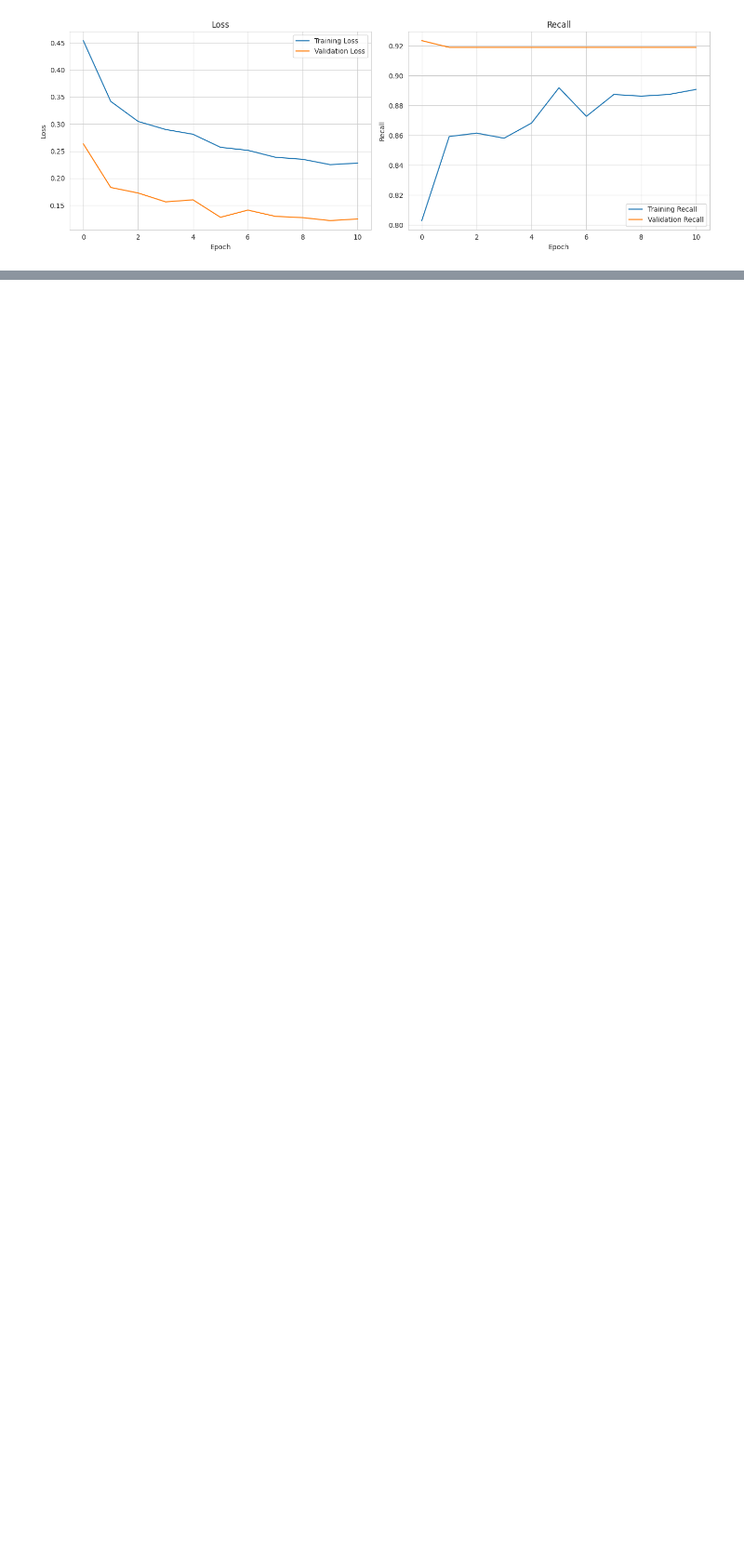
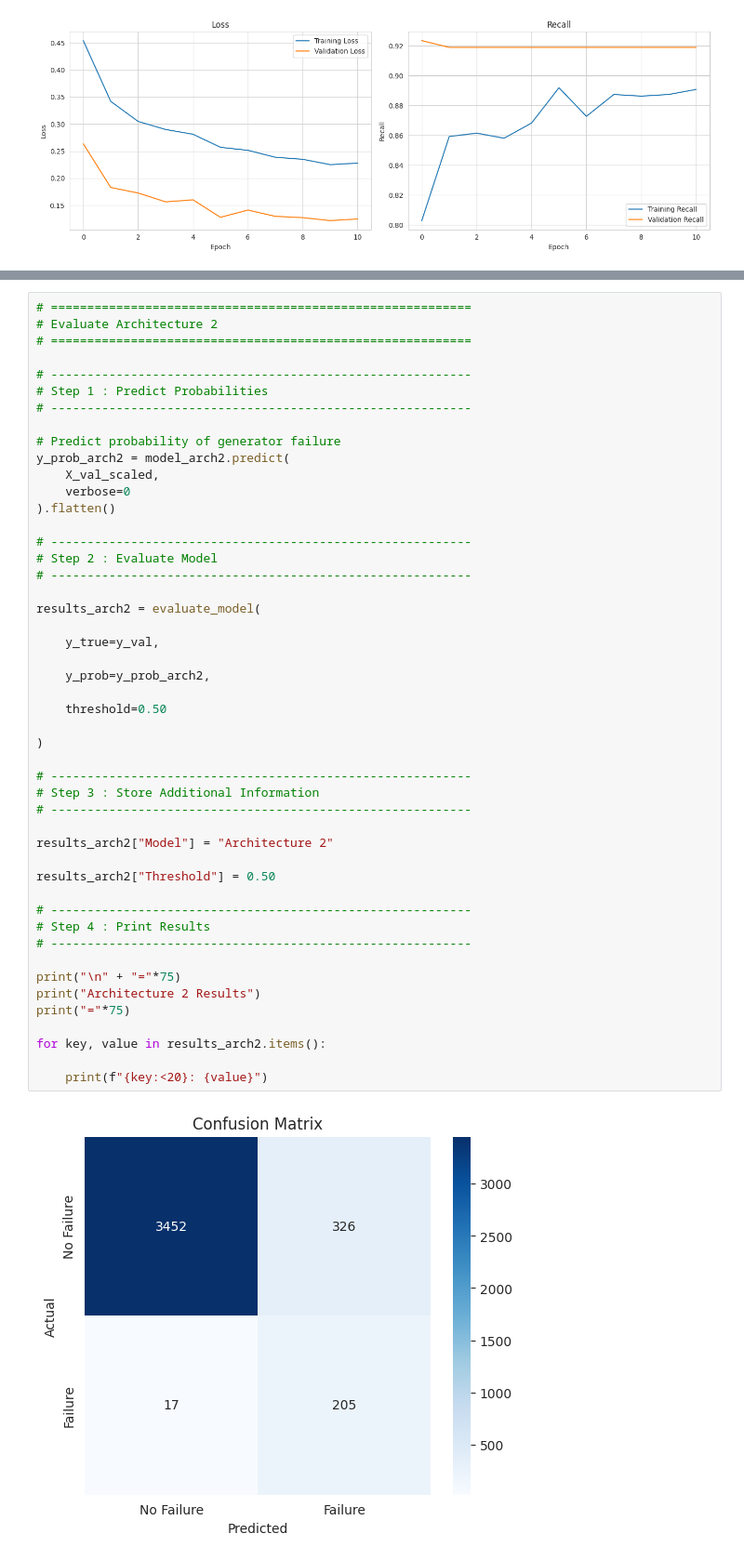
Before and after one commit to VandanaRaghunandan/ReneWind-Predictive-Maintenance, a Jupyter notebook: renewind.ipynb, the cells around one changed output, grey strips where cells are left out. Shown at 93% size. Drawn from its saved outputs; the diff is of its cells as text; blank space fills up the shorter version.

Commit message:
Evaluate Architecture 2 and compare with baseline neural network

```diff
--- a/renewind.ipynb
+++ b/renewind.ipynb
@@ -4022,0 +4054,50 @@ Epoch 11/100
+# %%
+# ==========================================================
+# Evaluate Architecture 2
+# ==========================================================
+
+# ----------------------------------------------------------
+# Step 1 : Predict Probabilities
+# ----------------------------------------------------------
+
+# Predict probability of generator failure
+y_prob_arch2 = model_arch2.predict(
+    X_val_scaled,
+    verbose=0
+).flatten()
+
+# ----------------------------------------------------------
+# Step 2 : Evaluate Model
+# ----------------------------------------------------------
+
+results_arch2 = evaluate_model(
+
+    y_true=y_val,
+
+    y_prob=y_prob_arch2,
+
+    threshold=0.50
+
+)
+
+# ----------------------------------------------------------
+# Step 3 : Store Additional Information
+# ----------------------------------------------------------
+
+results_arch2["Model"] = "Architecture 2"
+
+results_arch2["Threshold"] = 0.50
+
+# ----------------------------------------------------------
+# Step 4 : Print Results
+# ----------------------------------------------------------
+
+print("\n" + "="*75)
+print("Architecture 2 Results")
+print("="*75)
+
+for key, value in results_arch2.items():
+
+    print(f"{key:<20}: {value}")
+# %% [output]
+[figure, added]
```
Also changed, not shown: parts of 5 cells of this notebook.
